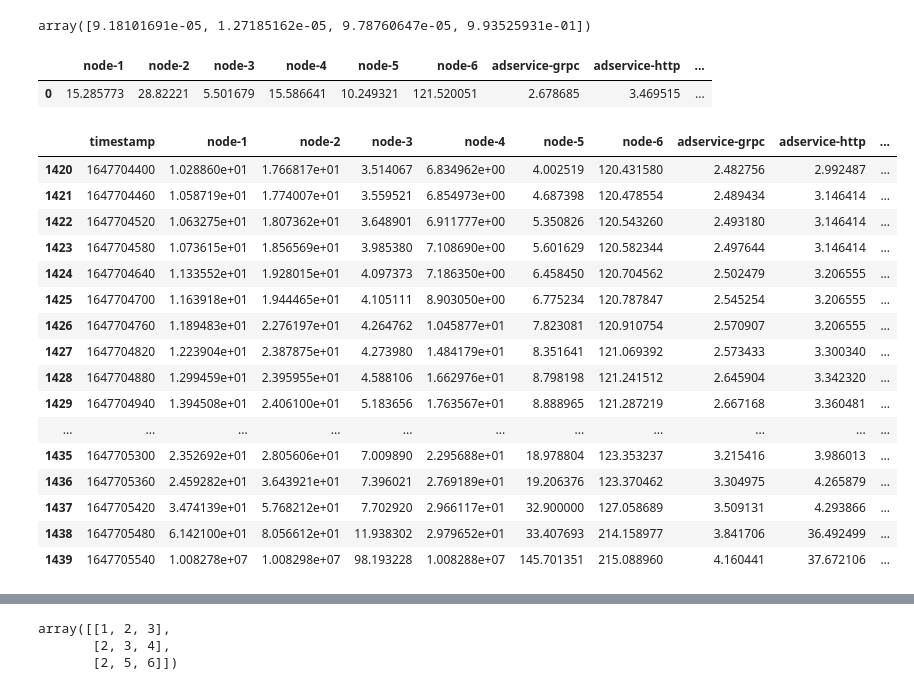
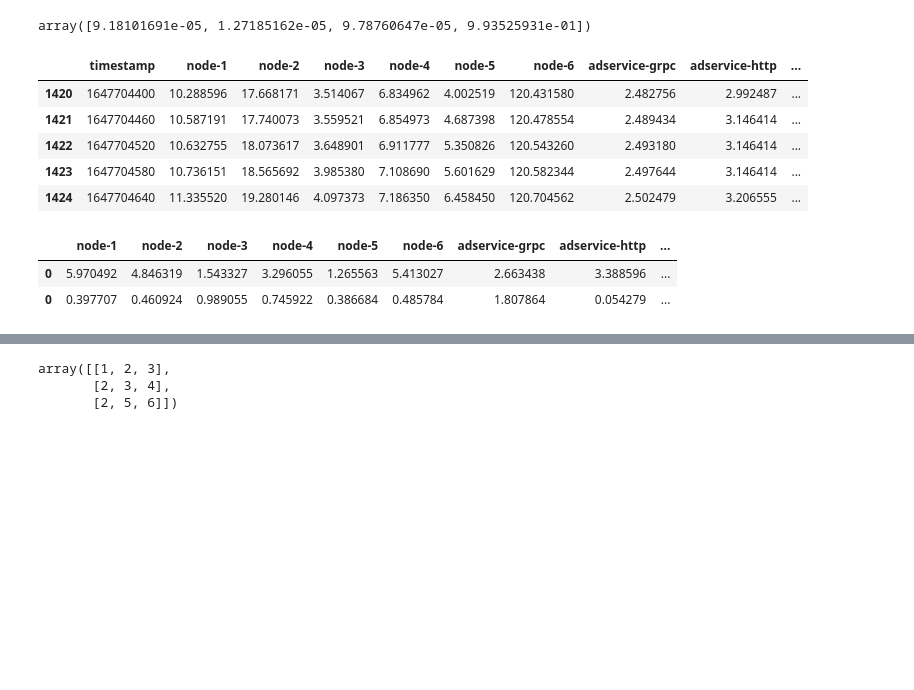
Before and after one commit to 666WXY666/aiops2022, a Jupyter notebook: utils/vision/data_vision_wxy.ipynb, the cells around one changed output, grey strips where cells are left out. Drawn from its saved outputs; the diff is of its cells as text; code cells hidden in the pictures; blank space fills up the shorter version.

```diff
--- a/utils/vision/data_vision_wxy.ipynb
+++ b/utils/vision/data_vision_wxy.ipynb
@@ -567,38 +567,30 @@ array([9.18101691e-05, 1.27185162e-05, 9.78760647e-05, 9.93525931e-01])
 # %%
 import joblib
 import pandas as pd
 import numpy as np
 pd.set_option('display.max_columns', None)
 
 a=joblib.load('../../model/spot/spot.pkl')
-display(a)
+# display(a)
 
-b=pd.read_csv('../../data/df_57.csv')
-b=b.iloc[:1440,:]
-b=b.apply(lambda x:np.sort(x.values))
-display(b.head(20))
-b.tail(20)
+b=pd.read_csv('../../data/df_57_test.csv')
+
+c = pd.read_csv('../../data/df_57_train.csv')
+c=c.iloc[:1440,:]
+c=c.apply(lambda x:np.sort(x.values))
+display(c[1420:1425])
 # b[b['timestamp']==1647851040]
+pd.concat([a,b])
 # %% [output]
-|  | node-1 | node-2 | node-3 | node-4 | node-5 | node-6 | adservice-grpc | adservice-http | ... |
-| 0 | 15.285773 | 28.82221 | 5.501679 | 15.586641 | 10.249321 | 121.520051 | 2.678685 | 3.469515 | ... |
+|  | timestamp | node-1 | node-2 | node-3 | node-4 | node-5 | node-6 | adservice-grpc | adservice-http | ... |
+| 1420 | 1647704400 | 10.288596 | 17.668171 | 3.514067 | 6.834962 | 4.002519 | 120.431580 | 2.482756 | 2.992487 | ... |
+| 1421 | 1647704460 | 10.587191 | 17.740073 | 3.559521 | 6.854973 | 4.687398 | 120.478554 | 2.489434 | 3.146414 | ... |
+| 1422 | 1647704520 | 10.632755 | 18.073617 | 3.648901 | 6.911777 | 5.350826 | 120.543260 | 2.493180 | 3.146414 | ... |
+| 1423 | 1647704580 | 10.736151 | 18.565692 | 3.985380 | 7.108690 | 5.601629 | 120.582344 | 2.497644 | 3.146414 | ... |
+| 1424 | 1647704640 | 11.335520 | 19.280146 | 4.097373 | 7.186350 | 6.458450 | 120.704562 | 2.502479 | 3.206555 | ... |
-|  | timestamp | node-1 | node-2 | node-3 | node-4 | node-5 | node-6 | adservice-grpc | adservice-http | ... |
-| 1420 | 1647704400 | 1.028860e+01 | 1.766817e+01 | 3.514067 | 6.834962e+00 | 4.002519 | 120.431580 | 2.482756 | 2.992487 | ... |
-| 1421 | 1647704460 | 1.058719e+01 | 1.774007e+01 | 3.559521 | 6.854973e+00 | 4.687398 | 120.478554 | 2.489434 | 3.146414 | ... |
-| 1422 | 1647704520 | 1.063275e+01 | 1.807362e+01 | 3.648901 | 6.911777e+00 | 5.350826 | 120.543260 | 2.493180 | 3.146414 | ... |
-| 1423 | 1647704580 | 1.073615e+01 | 1.856569e+01 | 3.985380 | 7.108690e+00 | 5.601629 | 120.582344 | 2.497644 | 3.146414 | ... |
-| 1424 | 1647704640 | 1.133552e+01 | 1.928015e+01 | 4.097373 | 7.186350e+00 | 6.458450 | 120.704562 | 2.502479 | 3.206555 | ... |
-| 1425 | 1647704700 | 1.163918e+01 | 1.944465e+01 | 4.105111 | 8.903050e+00 | 6.775234 | 120.787847 | 2.545254 | 3.206555 | ... |
-| 1426 | 1647704760 | 1.189483e+01 | 2.276197e+01 | 4.264762 | 1.045877e+01 | 7.823081 | 120.910754 | 2.570907 | 3.206555 | ... |
-| 1427 | 1647704820 | 1.223904e+01 | 2.387875e+01 | 4.273980 | 1.484179e+01 | 8.351641 | 121.069392 | 2.573433 | 3.300340 | ... |
-| 1428 | 1647704880 | 1.299459e+01 | 2.395955e+01 | 4.588106 | 1.662976e+01 | 8.798198 | 121.241512 | 2.645904 | 3.342320 | ... |
-| 1429 | 1647704940 | 1.394508e+01 | 2.406100e+01 | 5.183656 | 1.763567e+01 | 8.888965 | 121.287219 | 2.667168 | 3.360481 | ... |
-| ... | ... | ... | ... | ... | ... | ... | ... | ... | ... | ... |
-| 1435 | 1647705300 | 2.352692e+01 | 2.805606e+01 | 7.009890 | 2.295688e+01 | 18.978804 | 123.353237 | 3.215416 | 3.986013 | ... |
-| 1436 | 1647705360 | 2.459282e+01 | 3.643921e+01 | 7.396021 | 2.769189e+01 | 19.206376 | 123.370462 | 3.304975 | 4.265879 | ... |
-| 1437 | 1647705420 | 3.474139e+01 | 5.768212e+01 | 7.702920 | 2.966117e+01 | 32.900000 | 127.058689 | 3.509131 | 4.293866 | ... |
-| 1438 | 1647705480 | 6.142100e+01 | 8.056612e+01 | 11.938302 | 2.979652e+01 | 33.407693 | 214.158977 | 3.841706 | 36.492499 | ... |
-| 1439 | 1647705540 | 1.008278e+07 | 1.008298e+07 | 98.193228 | 1.008288e+07 | 145.701351 | 215.088960 | 4.160441 | 37.672106 | ... |
+|  | node-1 | node-2 | node-3 | node-4 | node-5 | node-6 | adservice-grpc | adservice-http | ... |
+| 0 | 5.970492 | 4.846319 | 1.543327 | 3.296055 | 1.265563 | 5.413027 | 2.663438 | 3.388596 | ... |
+| 0 | 0.397707 | 0.460924 | 0.989055 | 0.745922 | 0.386684 | 0.485784 | 1.807864 | 0.054279 | ... |
 # %%
 import pprint as pp
 nodes = ['node-1', 'node-2', 'node-3', 'node-4', 'node-5', 'node-6']
```
Also changed, not shown: 3 other files.
